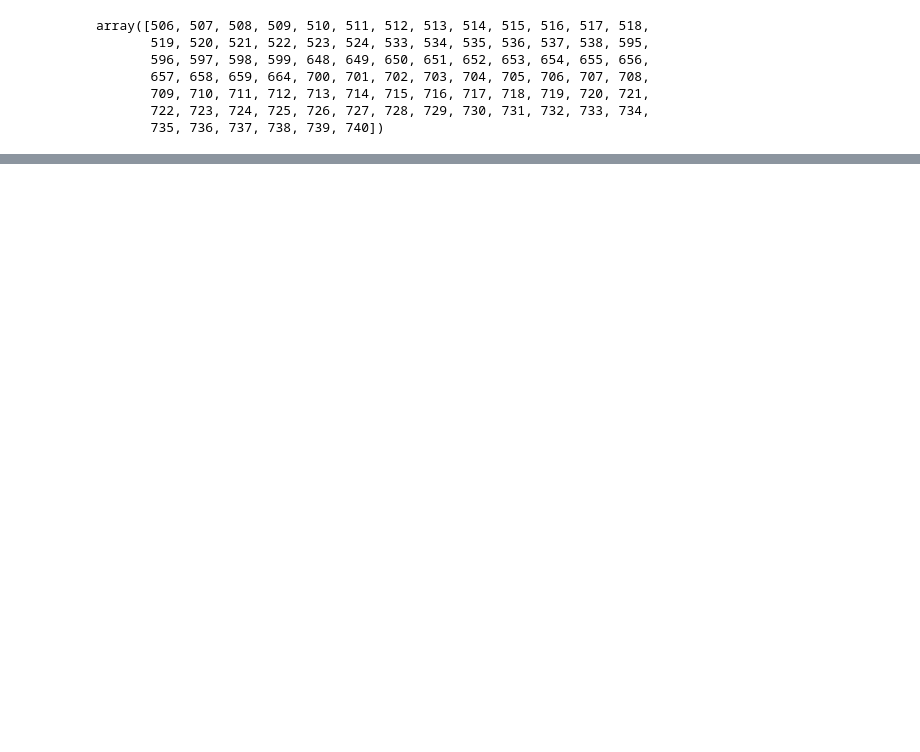
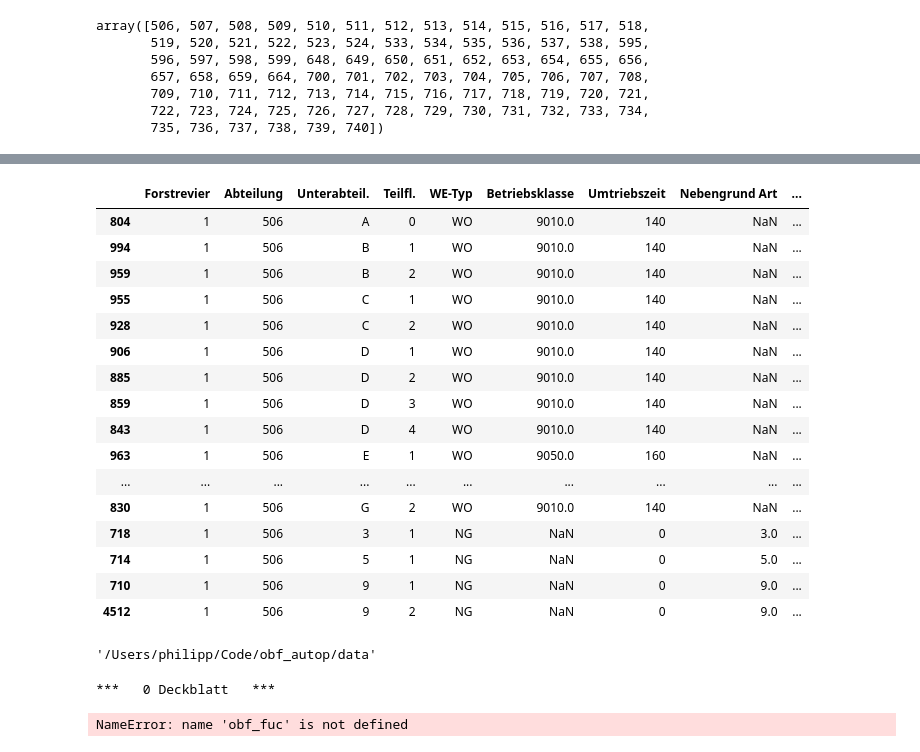
Before and after one commit to satlawa/obf_autop, a Jupyter notebook: flaechentabelle.ipynb, the cells around one changed output, grey strips where cells are left out. Saved outputs shown, nothing was run; the diff lists cells and outputs as text; code cells hidden in the pictures; blank space fills up the shorter version.

```diff
--- a/flaechentabelle.ipynb
+++ b/flaechentabelle.ipynb
@@ -122,2 +134,22 @@ data_wo_fl.loc[(data_wo_fl['Forstrevier']==1) & (data_wo_fl['Abteilung']==506)]
 # %%
 # sort WE-Typ , unterabteil. , Teilfl.
+# %%
+x.sort_values(['Abteilung', 'WE-Typ', 'Unterabteil.', 'Teilfl.'], ascending=[True, False, True, True])
+# %% [output]
+|  | Forstrevier | Abteilung | Unterabteil. | Teilfl. | WE-Typ | Betriebsklasse | Umtriebszeit | Nebengrund Art | ... |
+| 804 | 1 | 506 | A | 0 | WO | 9010.0 | 140 | NaN | ... |
+| 994 | 1 | 506 | B | 1 | WO | 9010.0 | 140 | NaN | ... |
+| 959 | 1 | 506 | B | 2 | WO | 9010.0 | 140 | NaN | ... |
+| 955 | 1 | 506 | C | 1 | WO | 9010.0 | 140 | NaN | ... |
+| 928 | 1 | 506 | C | 2 | WO | 9010.0 | 140 | NaN | ... |
+| 906 | 1 | 506 | D | 1 | WO | 9010.0 | 140 | NaN | ... |
+| 885 | 1 | 506 | D | 2 | WO | 9010.0 | 140 | NaN | ... |
+| 859 | 1 | 506 | D | 3 | WO | 9010.0 | 140 | NaN | ... |
+| 843 | 1 | 506 | D | 4 | WO | 9010.0 | 140 | NaN | ... |
+| 963 | 1 | 506 | E | 1 | WO | 9050.0 | 160 | NaN | ... |
+| ... | ... | ... | ... | ... | ... | ... | ... | ... | ... |
+| 830 | 1 | 506 | G | 2 | WO | 9010.0 | 140 | NaN | ... |
+| 718 | 1 | 506 | 3 | 1 | NG | NaN | 0 | 3.0 | ... |
+| 714 | 1 | 506 | 5 | 1 | NG | NaN | 0 | 5.0 | ... |
+| 710 | 1 | 506 | 9 | 1 | NG | NaN | 0 | 9.0 | ... |
+| 4512 | 1 | 506 | 9 | 2 | NG | NaN | 0 | 9.0 | ... |
@@ -123,0 +158,9 @@ data_wo_fl.loc[(data_wo_fl['Forstrevier']==1) & (data_wo_fl['Abteilung']==506)]
+# %%
+from OBFDocX import OBFDocX
+# set home directory
+#home_path = os.getcwd()[:os.getcwd().find('Code/obf_autop')-1]
+# set data_path
+temp_path = os.path.join(os.getcwd(), 'data')
+temp_path
+# %% [output]
+'/Users/philipp/Code/obf_autop/data'
@@ -123,0 +244,5 @@ data_wo_fl.loc[(data_wo_fl['Forstrevier']==1) & (data_wo_fl['Abteilung']==506)]
+# %%
+run()
+# %% [output]
+***   0 Deckblatt   ***
+NameError: name 'obf_fuc' is not defined
```
Also changed, not shown: parts of 10 cells of this notebook, 12 other files.
